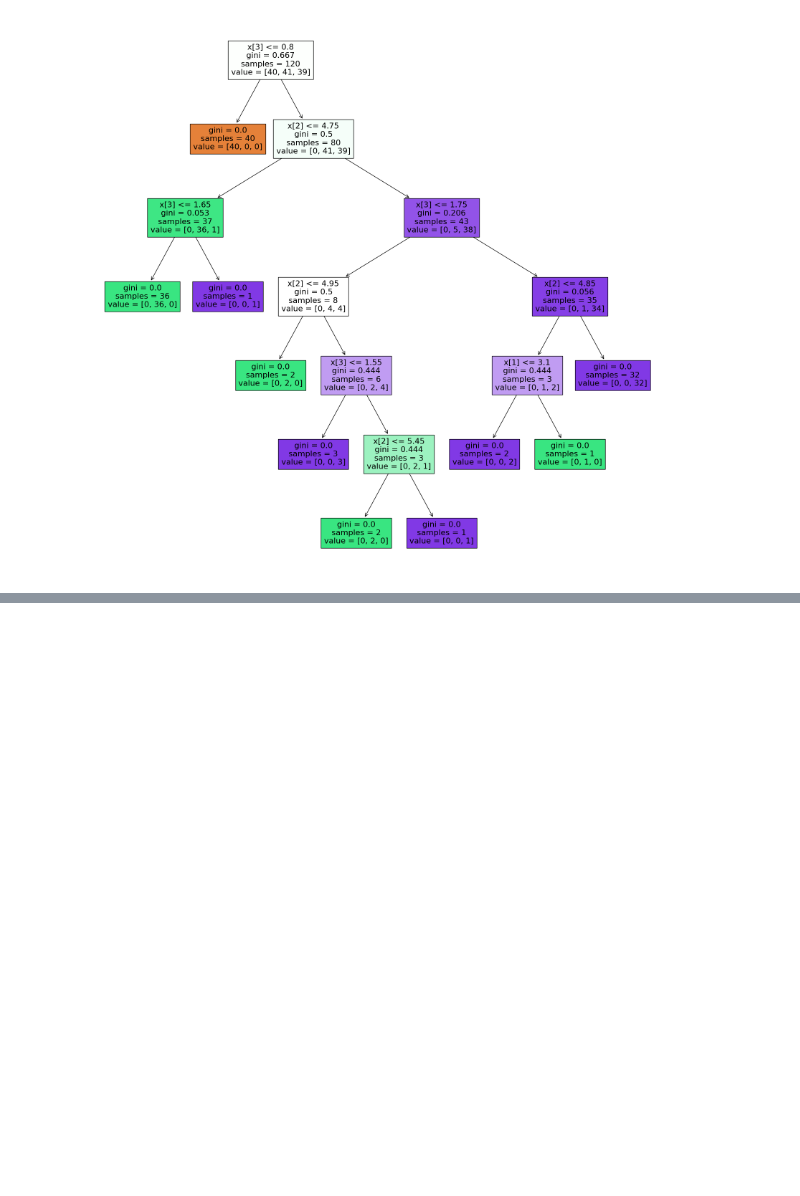
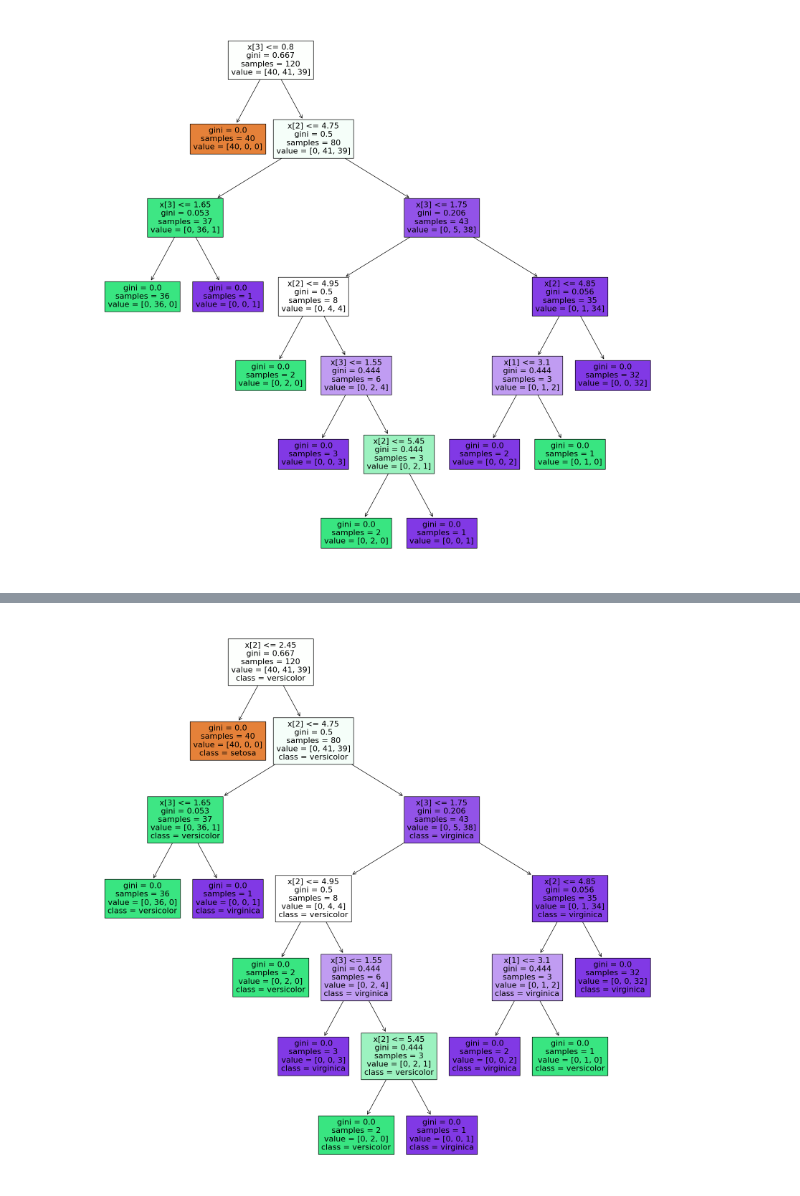
Before and after one commit to frgonzalezb/Udemy_Python_Total_DS_ML, a Jupyter notebook: 11_Machine_Learning_I/Ejercicios/dec_tree_2.ipynb, the cells around one changed output, grey strips where cells are left out. Saved outputs shown, nothing was run; the diff lists cells and outputs as text; code cells hidden in the pictures; blank space fills up the shorter version.

Commit message:
Ejercicio de codificación 169: Árboles de Decisión - Parte II (2)

```diff
--- a/11_Machine_Learning_I/Ejercicios/dec_tree_2.ipynb
+++ b/11_Machine_Learning_I/Ejercicios/dec_tree_2.ipynb
@@ -60,0 +68,33 @@ plot_tree(decision_tree=arbol, filled=True)
+# %%
+import pandas as pd
+import matplotlib.pyplot as plt
+
+from sklearn.preprocessing import LabelEncoder
+from sklearn.model_selection import train_test_split
+from sklearn.tree import DecisionTreeClassifier, plot_tree
+
+from data.iris_info import iris_dict
+# from iris_info import iris_dict  # Udemy usa esto!!
+
+# Convertir el diccionario que contiene los datos del dataset iris en un DataFrame de pandas para facilitar su manipulación.
+iris_df = pd.DataFrame(iris_dict)
+
+# Preparar el DataFrame para modelado, eliminando la columna 'species' y usando el resto como características (X).
+X = iris_df.drop("species", axis=1)
+
+# Inicializar el codificador de etiquetas y transformar las etiquetas categóricas de especies en valores numéricos.
+le = LabelEncoder()
+especies = le.fit_transform(iris_df["species"])
+y = especies
+
+# División de datos en conjunto de entrenamiento y de prueba
+X_entrena, X_prueba, y_entrena, y_prueba = train_test_split(X, y, train_size=0.8, random_state=42)
+
+# Creación y entrenamiento del modelo de árbol de decisión
+arbol = DecisionTreeClassifier()
+arbol.fit(X_entrena, y_entrena)
+
+# Visualización del árbol de decisión
+plt.figure(figsize=(20, 20))
+plot_tree(decision_tree=arbol, filled=True, class_names=list(iris_df['species'].unique()))
+# %% [output]
@@ -60,0 +120 @@ plot_tree(decision_tree=arbol, filled=True)
+[figure, added]
```
Also changed, not shown: parts of 2 cells of this notebook.
